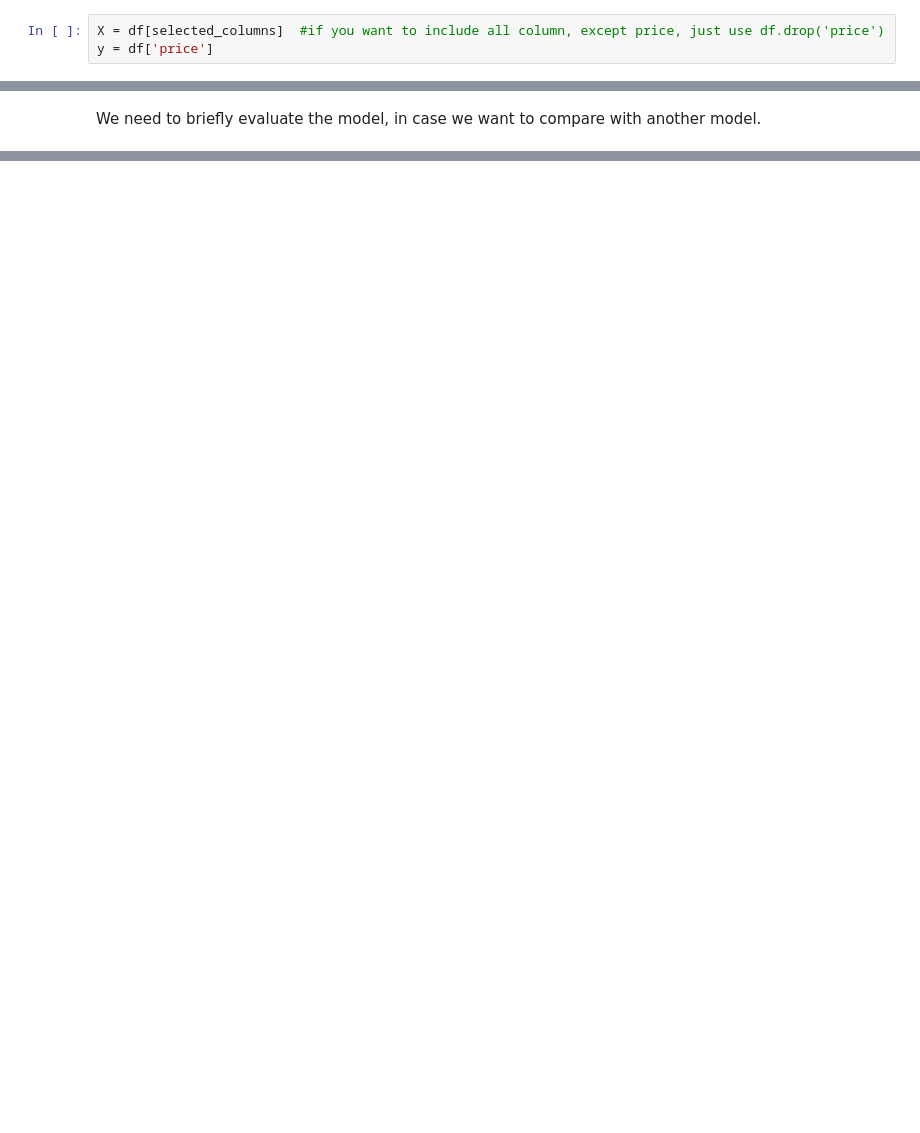
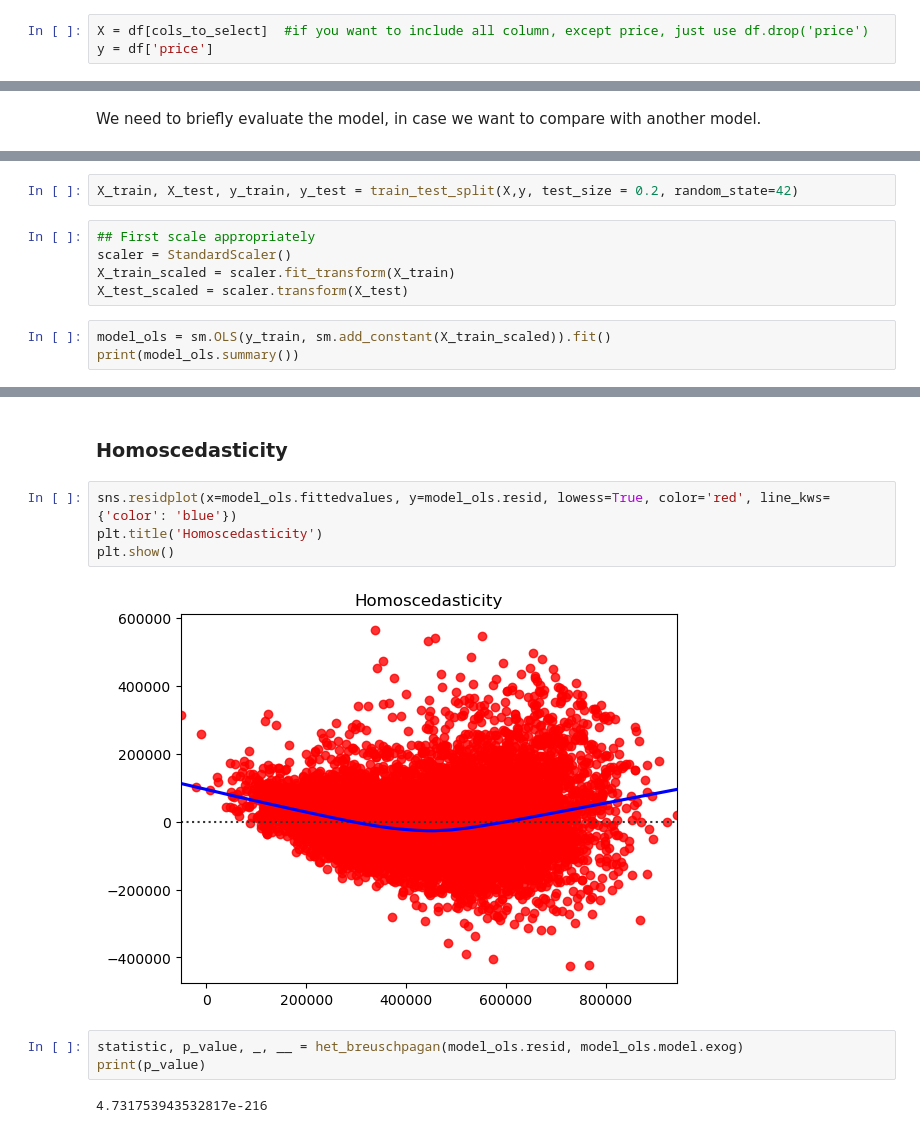
Before and after one commit to debjyotiarr/debjyotiarr, a Jupyter notebook: Housing_Prices_EDA.ipynb, the cells around one changed output, grey strips where cells are left out. Saved outputs shown, nothing was run; the diff lists cells and outputs as text; blank space fills up the shorter version.

```diff
--- a/Housing_Prices_EDA.ipynb
+++ b/Housing_Prices_EDA.ipynb
@@ -687,7 +707,7 @@ For this, we will use built-in functions from the scikit-learn package.
 
 Later we will use the price categories to do logistic regression.
 # %%
-X = df[selected_columns]  #if you want to include all column, except price, just use df.drop('price')
+X = df[cols_to_select]  #if you want to include all column, except price, just use df.drop('price')
 y = df['price']
 # %%
 X_train, X_test, y_train, y_test = train_test_split(X,y, test_size = 0.2, random_state=42)
@@ -743,0 +794,10 @@ R-squared (R²): 0.37701526479950787
+# %%
+X_train, X_test, y_train, y_test = train_test_split(X,y, test_size = 0.2, random_state=42)
+# %%
+## First scale appropriately
+scaler = StandardScaler()
+X_train_scaled = scaler.fit_transform(X_train)
+X_test_scaled = scaler.transform(X_test)
+# %%
+model_ols = sm.OLS(y_train, sm.add_constant(X_train_scaled)).fit()
+print(model_ols.summary())
@@ -743,0 +864,13 @@ R-squared (R²): 0.37701526479950787
+# %% [markdown]
+### Homoscedasticity
+# %%
+sns.residplot(x=model_ols.fittedvalues, y=model_ols.resid, lowess=True, color='red', line_kws={'color': 'blue'})
+plt.title('Homoscedasticity')
+plt.show()
+# %% [output]
+[figure, added]
+# %%
+statistic, p_value, _, __ = het_breuschpagan(model_ols.resid, model_ols.model.exog)
+print(p_value)
+# %% [output]
+4.731753943532817e-216
```
Also changed, not shown: parts of 55 cells of this notebook.
